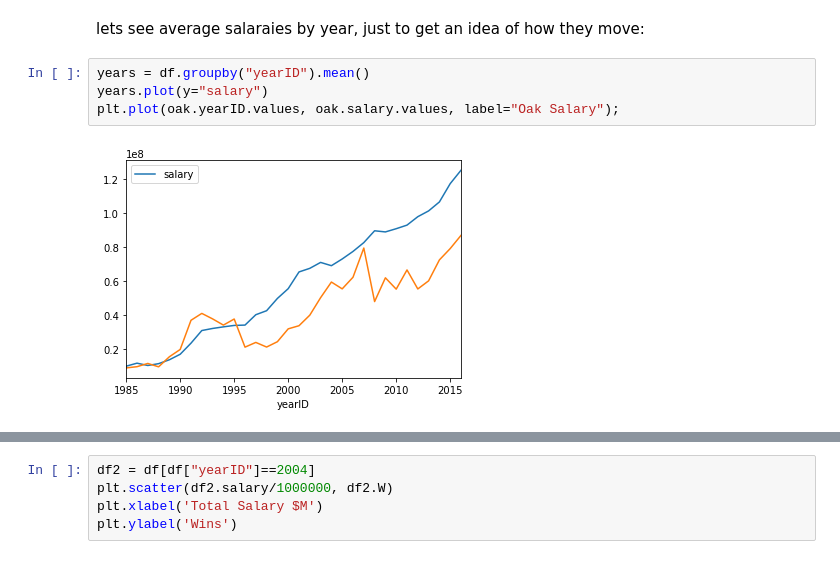
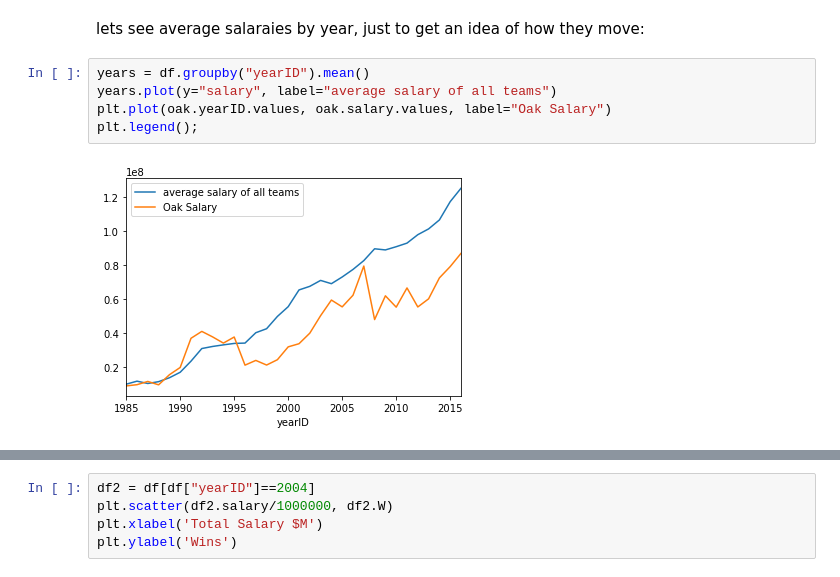
Before and after one commit to fergusio/cs109-2015, a Jupyter notebook: homework/HW1.ipynb, the cells around one changed output, grey strips where cells are left out. Saved outputs shown, nothing was run; the diff lists cells and outputs as text.

```diff
--- a/homework/HW1.ipynb
+++ b/homework/HW1.ipynb
@@ -261,7 +274,8 @@ plt.legend()
 lets see average salaraies by year, just to get an idea of how they move:
 # %%
 years = df.groupby("yearID").mean()
-years.plot(y="salary")
-plt.plot(oak.yearID.values, oak.salary.values, label="Oak Salary");
+years.plot(y="salary", label="average salary of all teams")
+plt.plot(oak.yearID.values, oak.salary.values, label="Oak Salary")
+plt.legend();
 # %% [output]
-[figure, old version]
+[figure, new version]
```
Also changed, not shown: parts of 10 cells of this notebook.
